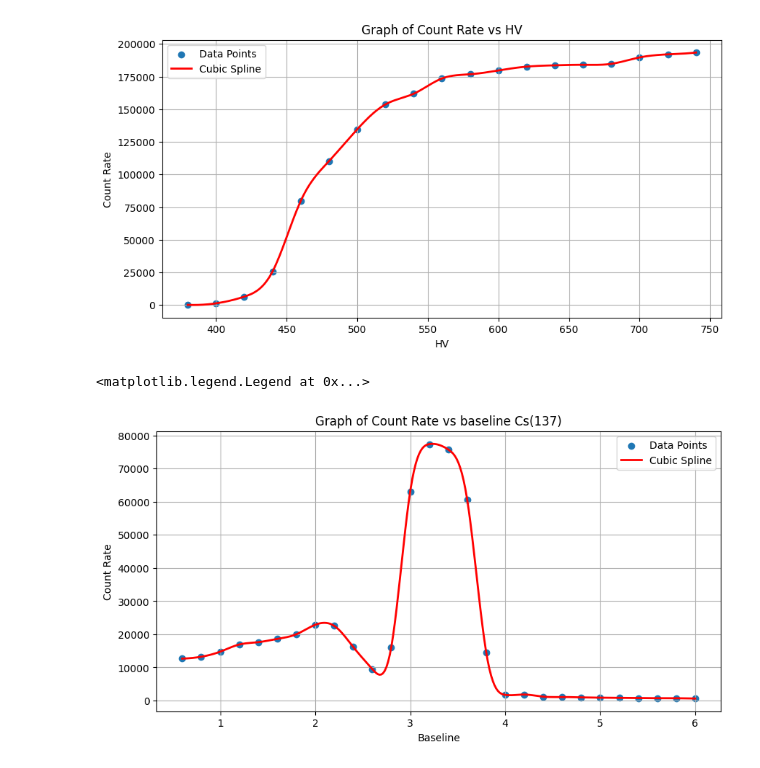
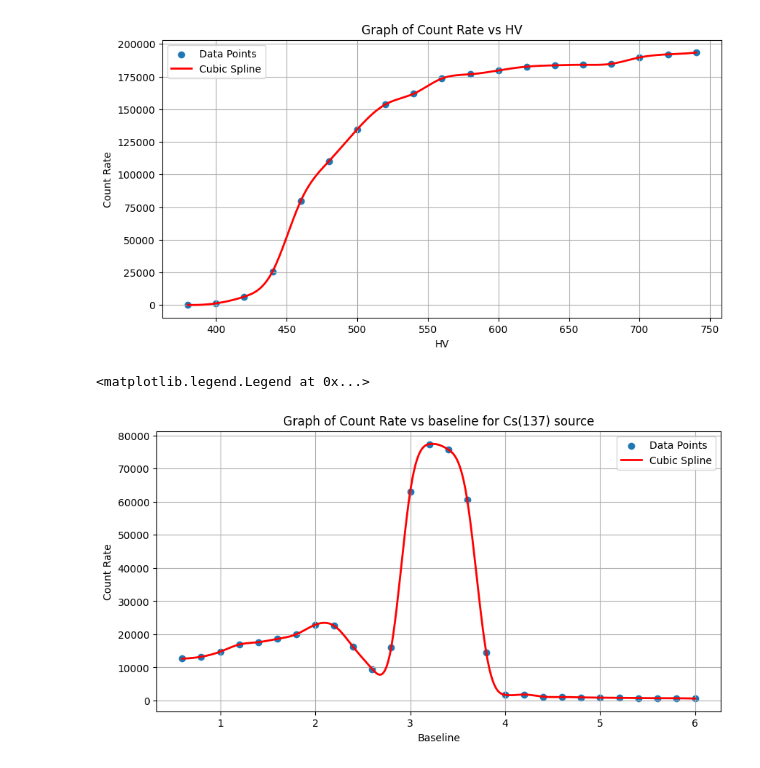
Before and after one commit to di-zz389/gamma-ray-spectroscopy, a Jupyter notebook: observations/graphs.ipynb, the cells around one changed output. Saved outputs shown, nothing was run; the diff lists cells and outputs as text; code cells hidden in the pictures.

```diff
--- a/observations/graphs.ipynb
+++ b/observations/graphs.ipynb
@@ -26,28 +26,28 @@ plt.legend()
 # %%
 import matplotlib.pyplot as plt
 import numpy as np
 from scipy.interpolate import CubicSpline
 
 # Your provided data
 count_rate = [12651, 13216, 14755, 16908, 17616, 18601, 19991, 22863, 22541, 16177, 9537, 16024, 63097, 77370, 75755, 60580, 14586, 1725, 1824, 1184, 1072, 971, 882, 819, 742, 729, 712, 620]
 baseline = [0.6, 0.8, 1.0, 1.2, 1.4, 1.6, 1.8, 2.0, 2.2, 2.4, 2.6, 2.8, 3.0, 3.2, 3.4, 3.6, 3.8, 4.0, 4.2, 4.4, 4.6, 4.8, 5.0, 5.2, 5.4, 5.6, 5.8, 6.0]
 # Set figure size FIRST, before any plotting
 plt.figure(figsize=(10, 5))
 plt.scatter(baseline, count_rate, label='Data Points')
 
 cs = CubicSpline(baseline, count_rate)
 baseline_smooth = np.linspace(min(baseline), max(baseline), 300)
 plt.plot(baseline_smooth, cs(baseline_smooth), 'r-', label='Cubic Spline', linewidth=2)
 
 
-plt.title(f'Graph of Count Rate vs baseline Cs(137)')
+plt.title(f'Graph of Count Rate vs baseline for Cs(137) source')
 plt.xlabel('Baseline')
 plt.ylabel('Count Rate')
 plt.grid(True)
 plt.legend()
 # %% [output]
 <matplotlib.legend.Legend at 0x...>
-[figure, old version]
+[figure, new version]
 # %%
 # import matplotlib.pyplot as plt
 # import numpy as np
```
